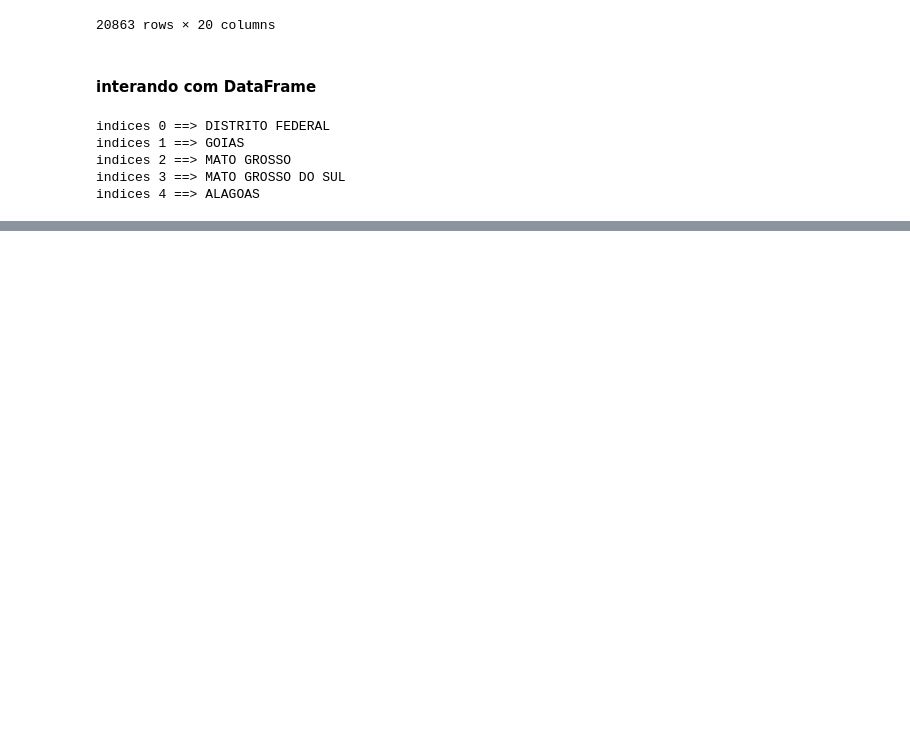
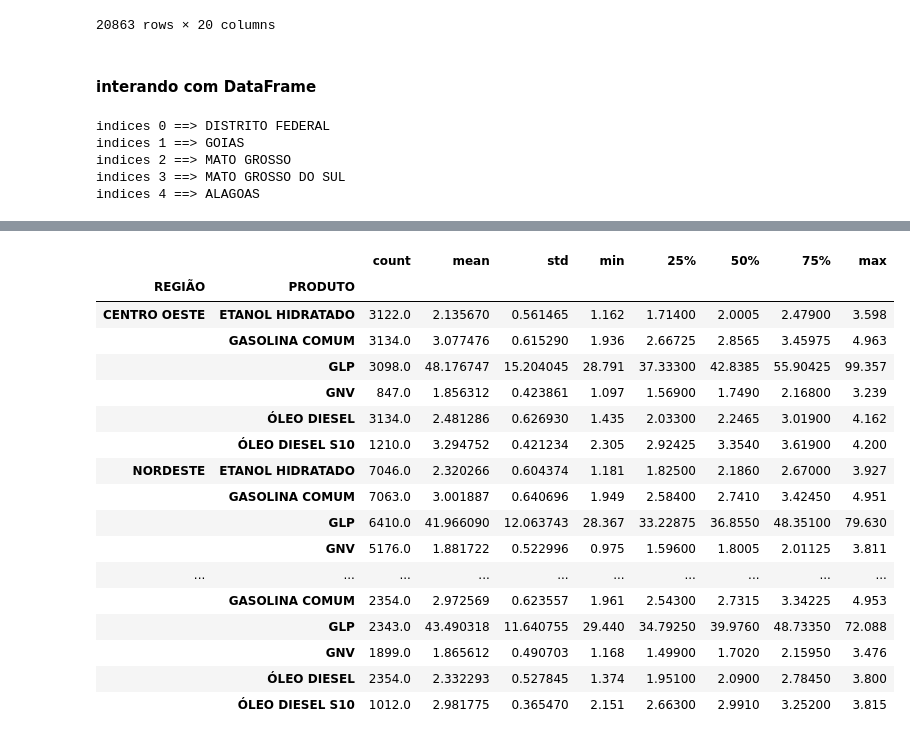
Before and after one commit to ricardoriverac/youxlab-treino-git, a Jupyter notebook: curso_dados/data.sets/xavecoding.ipynb, the cells around one changed output, grey strips where cells are left out. Drawn from its saved outputs; the diff is of its cells as text; code cells hidden in the pictures; blank space fills up the shorter version.

Commit message:
DADOS

```diff
--- a/curso_dados/data.sets/xavecoding.ipynb
+++ b/curso_dados/data.sets/xavecoding.ipynb
@@ -976,0 +1197,3 @@ indices 4 ==> ALAGOAS
+# %%
+data_final = pd.read_csv('/home/youx/workspace-git/youxlab-treino-git/curso_dados/data.sets/ipynb.xave/xavecodingfinal.csv')
+data_final
@@ -976,0 +1607,3 @@ indices 4 ==> ALAGOAS
+# %%
+grupos = data_final.groupby(['REGIÃO', 'PRODUTO'])
+grupos
@@ -976,0 +1636,21 @@ indices 4 ==> ALAGOAS
+# %%
+grupos['PREÇO MÉDIO REVENDA'].describe()
+# %% [output]
+|  |  | count | mean | std | min | 25% | 50% | 75% | max |
+| REGIÃO | PRODUTO |  |  |  |  |  |  |  |  |
+| CENTRO OESTE | ETANOL HIDRATADO | 3122.0 | 2.135670 | 0.561465 | 1.162 | 1.71400 | 2.0005 | 2.47900 | 3.598 |
+|  | GASOLINA COMUM | 3134.0 | 3.077476 | 0.615290 | 1.936 | 2.66725 | 2.8565 | 3.45975 | 4.963 |
+|  | GLP | 3098.0 | 48.176747 | 15.204045 | 28.791 | 37.33300 | 42.8385 | 55.90425 | 99.357 |
+|  | GNV | 847.0 | 1.856312 | 0.423861 | 1.097 | 1.56900 | 1.7490 | 2.16800 | 3.239 |
+|  | ÓLEO DIESEL | 3134.0 | 2.481286 | 0.626930 | 1.435 | 2.03300 | 2.2465 | 3.01900 | 4.162 |
+|  | ÓLEO DIESEL S10 | 1210.0 | 3.294752 | 0.421234 | 2.305 | 2.92425 | 3.3540 | 3.61900 | 4.200 |
+| NORDESTE | ETANOL HIDRATADO | 7046.0 | 2.320266 | 0.604374 | 1.181 | 1.82500 | 2.1860 | 2.67000 | 3.927 |
+|  | GASOLINA COMUM | 7063.0 | 3.001887 | 0.640696 | 1.949 | 2.58400 | 2.7410 | 3.42450 | 4.951 |
+|  | GLP | 6410.0 | 41.966090 | 12.063743 | 28.367 | 33.22875 | 36.8550 | 48.35100 | 79.630 |
+|  | GNV | 5176.0 | 1.881722 | 0.522996 | 0.975 | 1.59600 | 1.8005 | 2.01125 | 3.811 |
+| ... | ... | ... | ... | ... | ... | ... | ... | ... | ... |
+|  | GASOLINA COMUM | 2354.0 | 2.972569 | 0.623557 | 1.961 | 2.54300 | 2.7315 | 3.34225 | 4.953 |
+|  | GLP | 2343.0 | 43.490318 | 11.640755 | 29.440 | 34.79250 | 39.9760 | 48.73350 | 72.088 |
+|  | GNV | 1899.0 | 1.865612 | 0.490703 | 1.168 | 1.49900 | 1.7020 | 2.15950 | 3.476 |
+|  | ÓLEO DIESEL | 2354.0 | 2.332293 | 0.527845 | 1.374 | 1.95100 | 2.0900 | 2.78450 | 3.800 |
+|  | ÓLEO DIESEL S10 | 1012.0 | 2.981775 | 0.365470 | 2.151 | 2.66300 | 2.9910 | 3.25200 | 3.815 |
```
Also changed, not shown: parts of 91 cells of this notebook, 2 other files.
